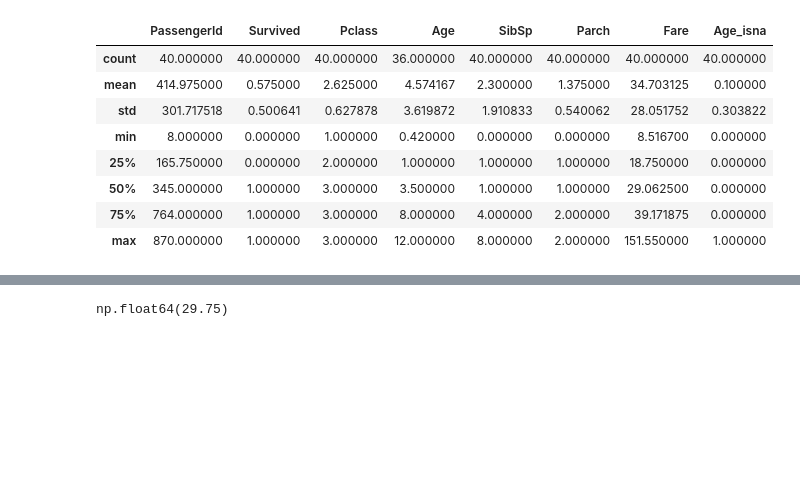
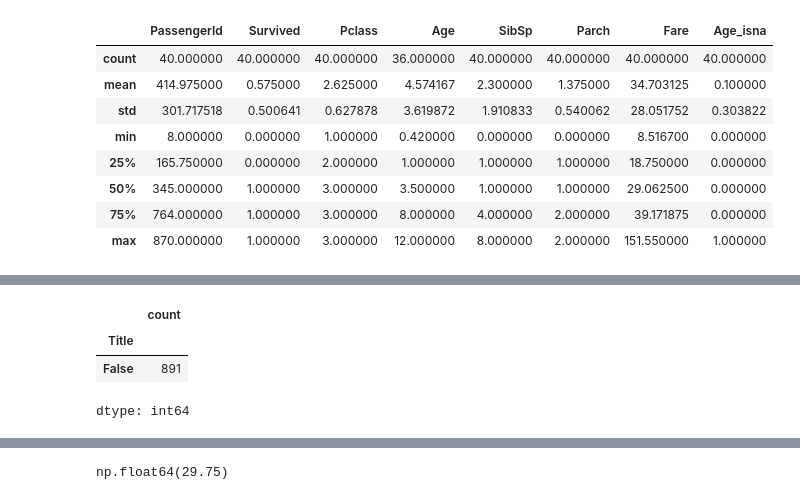
Before and after one commit to adcgunwoo/Titantic, a Jupyter notebook: titanic.ipynb, the cells around one changed output, grey strips where cells are left out. Saved outputs shown, nothing was run; the diff lists cells and outputs as text; code cells hidden in the pictures; blank space fills up the shorter version.

```diff
--- a/titanic.ipynb
+++ b/titanic.ipynb
@@ -484,0 +502,7 @@ dtype: int64
+# %%
+df_train_TitleAge['Title'].str.contains('Mr, Miss, Mrs, Master').value_counts()
+# %% [output]
+|  | count |
+| Title |  |
+| False | 891 |
+dtype: int64
```
Also changed, not shown: parts of 21 cells of this notebook.
